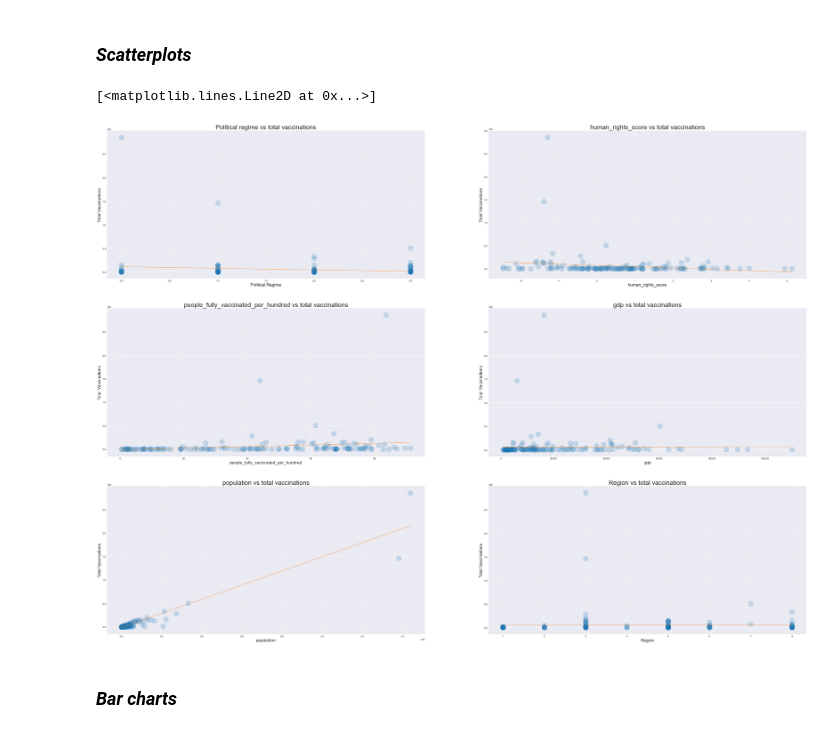
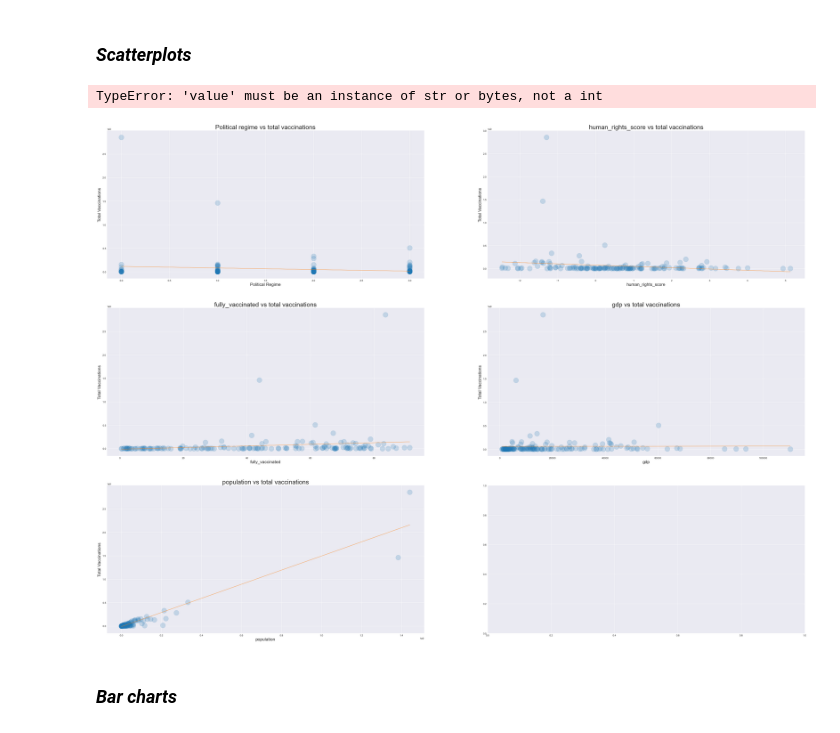
Before and after one commit to RuizLorenzoChavez/DATA100-Finals-COVID-Vaccination-Tracker, a Jupyter notebook: group1-data-storytelling.ipynb, the cells around one changed output. Cells and saved outputs as stored; diff of their text form; code cells hidden in the pictures.

```diff
--- a/group1-data-storytelling.ipynb
+++ b/group1-data-storytelling.ipynb
@@ -604,7 +604,7 @@ political_regime_N_gdp_N_human_rights_score_N_population = political_regime_N_gd
 cumulative_vaccination = political_regime_N_gdp_N_human_rights_score_N_population.merge(cleaned_cumulative_covid_vaccination,how='inner')
 dataset = cumulative_vaccination.merge(cleaned_fully_vaccinated_individuals,how='inner')
 prime_dataset = dataset
-prime_dataset = prime_dataset[['country','political_regime','human_rights_score','gdp','population','total_vaccinations','people_fully_vaccinated_per_hundred']]
+prime_dataset = prime_dataset[['country','political_regime','human_rights_score','gdp','population','total_vaccinations','fully_vaccinated']]
 
 display(prime_dataset)
 prime_dataset.info()
@@ -756,7 +791,7 @@ See the caveats in the documentation: https://pandas.pydata.org/pandas-docs/stab
 # %% [markdown]
 ### *Finalizing features*
 # %%
-prime_dataset = prime_dataset[['country','region','region_num','regime_type','political_regime','human_rights_score','gdp','population','total_vaccinations','people_fully_vaccinated_per_hundred']]
+prime_dataset = prime_dataset[['country','region','region_num','regime_type','political_regime','human_rights_score','gdp','population','total_vaccinations','fully_vaccinated']]
 prime_dataset
 # %% [output]
 |  | country | region | region_num | regime_type | political_regime | human_rights_score | gdp | population | ... |
@@ -917,70 +934,70 @@ fig=plt.figure(figsize=(50,50))
 ax=fig.add_subplot(421)
 
 #political regime
-ax.plot(df['political_regime'],df['total_vaccinations'],'o', ms=20, alpha=0.2)
-m,b=np.polyfit(df['political_regime'],df['total_vaccinations'],1)
+ax.plot(prime_dataset['political_regime'],prime_dataset['total_vaccinations'],'o', ms=20, alpha=0.2)
+m,b=np.polyfit(prime_dataset['political_regime'],prime_dataset['total_vaccinations'],1)
 ax.set_xlabel('Political Regime', fontsize=17)
 ax.set_ylabel('Total Vaccinations', fontsize=17)
 ax.set_title('Political regime vs total vaccinations', fontsize=25);
 
-plt.plot(df['political_regime'],m*df['political_regime']+b,alpha=0.5)
+plt.plot(prime_dataset['political_regime'],m*prime_dataset['political_regime']+b,alpha=0.5)
 
 #human rights score
 ax2=fig.add_subplot(422)
 
-ax2.plot(df['human_rights_score'],df['total_vaccinations'],'o', ms=20, alpha=0.2)
-m,b=np.polyfit(df['human_rights_score'],df['total_vaccinations'],1)
+ax2.plot(prime_dataset['human_rights_score'],prime_dataset['total_vaccinations'],'o', ms=20, alpha=0.2)
+m,b=np.polyfit(prime_dataset['human_rights_score'],prime_dataset['total_vaccinations'],1)
 ax2.set_xlabel('human_rights_score', fontsize=17)
 ax2.set_ylabel('Total Vaccinations', fontsize=17)
 ax2.set_title('human_rights_score vs total vaccinations', fontsize=25);
 
-plt.plot(df['human_rights_score'],m*df['human_rights_score']+b,alpha=0.5)
+plt.plot(prime_dataset['human_rights_score'],m*prime_dataset['human_rights_score']+b,alpha=0.5)
 
 #people fully vaccinated per hundred
 ax3=fig.add_subplot(423)
 
-ax3.plot(df['people_fully_vaccinated_per_hundred'],df['total_vaccinations'],'o', ms=20, alpha=0.2)
-m,b=np.polyfit(df['people_fully_vaccinated_per_hundred'],df['total_vaccinations'],1)
-ax3.set_xlabel('people_fully_vaccinated_per_hundred', fontsize=17)
+ax3.plot(prime_dataset['fully_vaccinated'],prime_dataset['total_vaccinations'],'o', ms=20, alpha=0.2)
+m,b=np.polyfit(prime_dataset['fully_vaccinated'],prime_dataset['total_vaccinations'],1)
+ax3.set_xlabel('fully_vaccinated', fontsize=17)
 ax3.set_ylabel('Total Vaccinations', fontsize=17)
-ax3.set_title('people_fully_vaccinated_per_hundred vs total vaccinations', fontsize=25);
+ax3.set_title('fully_vaccinated vs total vaccinations', fontsize=25);
 
-plt.plot(df['people_fully_vaccinated_per_hundred'],m*df['people_fully_vaccinated_per_hundred']+b,alpha=0.5)
+plt.plot(prime_dataset['fully_vaccinated'],m*prime_dataset['fully_vaccinated']+b,alpha=0.5)
 
 # gdp
 ax4=fig.add_subplot(424)
 
-ax4.plot(df['gdp'],df['total_vaccinations'],'o', ms=20, alpha=0.2)
-m,b=np.polyfit(df['gdp'],df['total_vaccinations'],1)
+ax4.plot(prime_dataset['gdp'],prime_dataset['total_vaccinations'],'o', ms=20, alpha=0.2)
+m,b=np.polyfit(prime_dataset['gdp'],prime_dataset['total_vaccinations'],1)
 ax4.set_xlabel('gdp', fontsize=17)
 ax4.set_ylabel('Total Vaccinations', fontsize=17)
 ax4.set_title('gdp vs total vaccinations', fontsize=25);
 
-plt.plot(df['gdp'],m*df['gdp']+b,alpha=0.5)
+plt.plot(prime_dataset['gdp'],m*prime_dataset['gdp']+b,alpha=0.5)
 
 #population
 ax5=fig.add_subplot(425)
 
-ax5.plot(df['population'],df['total_vaccinations'],'o', ms=20, alpha=0.2)
-m,b=np.polyfit(df['population'],df['total_vaccinations'],1)
+ax5.plot(prime_dataset['population'],prime_dataset['total_vaccinations'],'o', ms=20, alpha=0.2)
+m,b=np.polyfit(prime_dataset['population'],prime_dataset['total_vaccinations'],1)
 ax5.set_xlabel('population', fontsize=17)
 ax5.set_ylabel('Total Vaccinations', fontsize=17)
 ax5.set_title('population vs total vaccinations', fontsize=25);
 
-plt.plot(df['population'],m*df['population']+b,alpha=0.5)
+plt.plot(prime_dataset['population'],m*prime_dataset['population']+b,alpha=0.5)
 
 ax6=fig.add_subplot(426)
 
-ax6.plot(df['region_num'],df['total_vaccinations'],'o', ms=20, alpha=0.2)
-m,b=np.polyfit(df['region_num'],df['total_vaccinations'],1)
+ax6.plot(prime_dataset['region_num'],prime_dataset['total_vaccinations'],'o', ms=20, alpha=0.2)
+m,b=np.polyfit(prime_dataset['region_num'],prime_dataset['total_vaccinations'],1)
 ax6.set_xlabel('Region', fontsize=17)
 ax6.set_ylabel('Total Vaccinations', fontsize=17)
 ax6.set_title('Region vs total vaccinations', fontsize=25);
 
-plt.plot(df['region_num'],m*df['region_num']+b,alpha=0.5)
+plt.plot(prime_dataset['region_num'],m*prime_dataset['region_num']+b,alpha=0.5)
 # %% [output]
-[<matplotlib.lines.Line2D at 0x...>]
+TypeError: 'value' must be an instance of str or bytes, not a int
-[figure, old version]
+[figure, new version]
 # %% [markdown]
 ### *Bar charts*
 # %%
```
Also changed, not shown: parts of 14 cells of this notebook, 1 other file.
